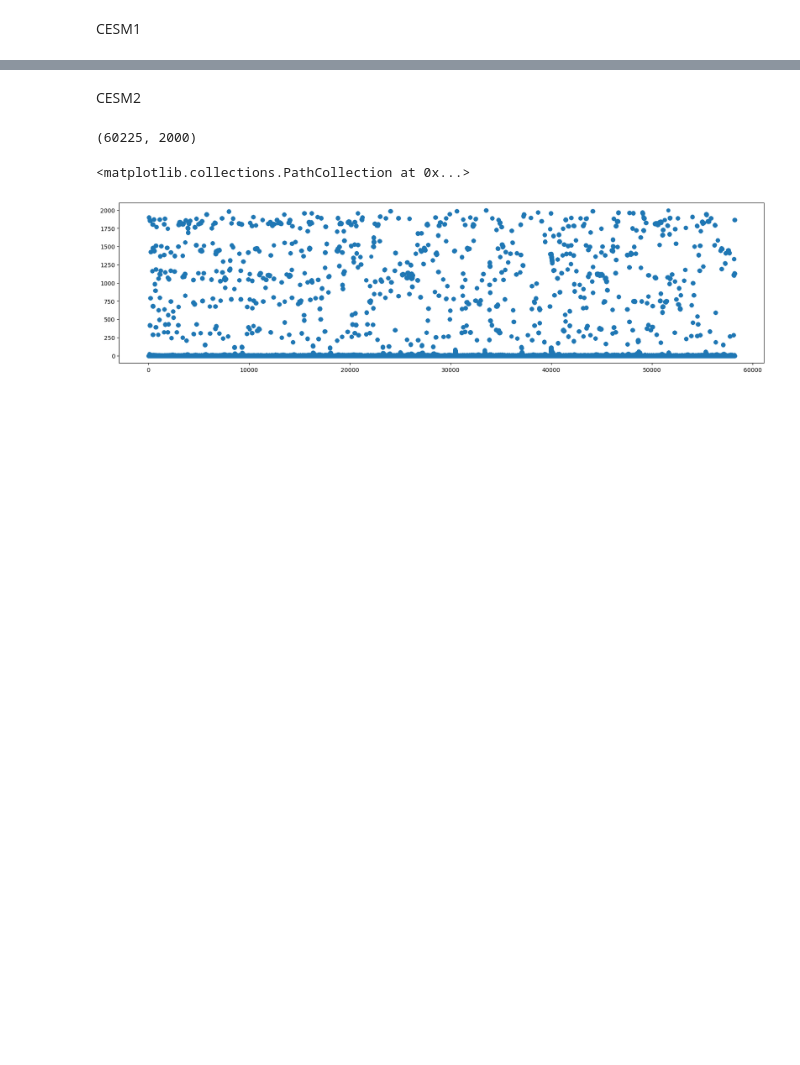
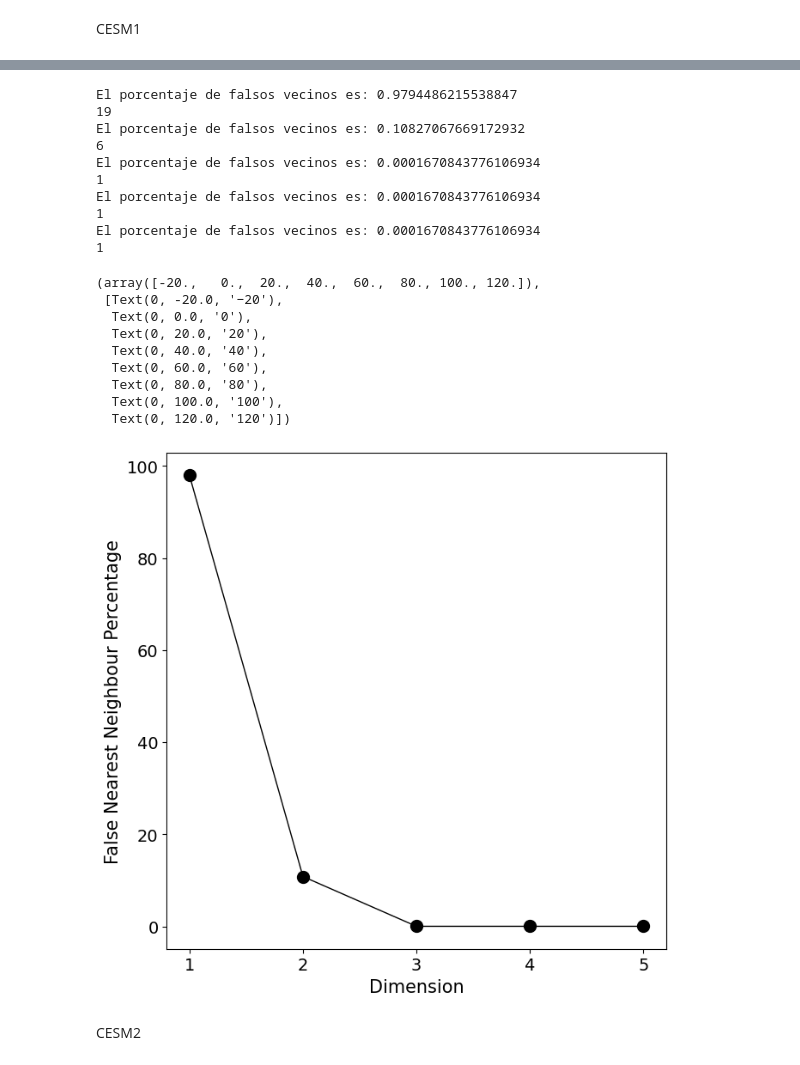
Before and after one commit to jumin94/ENSO_dynamics_analysis, a Jupyter notebook: figures_all.ipynb, the cells around one changed output, grey strips where cells are left out. Drawn from its saved outputs; the diff is of its cells as text; code cells hidden in the pictures; blank space fills up the shorter version.

```diff
--- a/figures_all.ipynb
+++ b/figures_all.ipynb
@@ -72,2 +28,32 @@ plt.show()
+# %%
+porcentaje_vecinos = porcentaje_falsos_vecinos(out[:6000])
+
+plt.figure(figsize=(7.5,7.5))
+plt.plot(np.arange(1,6), np.array(porcentaje_falsos_vecinos)*100, '.-', color='k', lw=1, markersize=20)
+plt.xlabel("Dimension", fontsize=15)
+plt.xticks(np.arange(1,6), fontsize=14)
+plt.ylabel("False Nearest Neighbour Percentage", fontsize=15)
+plt.yticks(fontsize=14)
+# %% [output]
+El porcentaje de falsos vecinos es: 0.9794486215538847
+19
+El porcentaje de falsos vecinos es: 0.10827067669172932
+6
+El porcentaje de falsos vecinos es: 0.0001670843776106934
+1
+El porcentaje de falsos vecinos es: 0.0001670843776106934
+1
+El porcentaje de falsos vecinos es: 0.0001670843776106934
+1
+(array([-20.,   0.,  20.,  40.,  60.,  80., 100., 120.]),
+ [Text(0, -20.0, '−20'),
+  Text(0, 0.0, '0'),
+  Text(0, 20.0, '20'),
+  Text(0, 40.0, '40'),
+  Text(0, 60.0, '60'),
+  Text(0, 80.0, '80'),
+  Text(0, 100.0, '100'),
+  Text(0, 120.0, '120')])
+[figure, added]
 # %% [markdown]
 CESM2
@@ -150,4 +59,0 @@ import numpy as np
-# %%
-cr_filtrado.shape
-# %% [output]
-(60225, 2000)
@@ -167,6 +59,0 @@ for m in result:
-# %%
-plt.figure(figsize=(20,5))
-plt.scatter(x[:],y[:])
-# %% [output]
-<matplotlib.collections.PathCollection at 0x...>
-[figure, removed]
```
Also changed, not shown: parts of 49 cells of this notebook, 2 other files.
